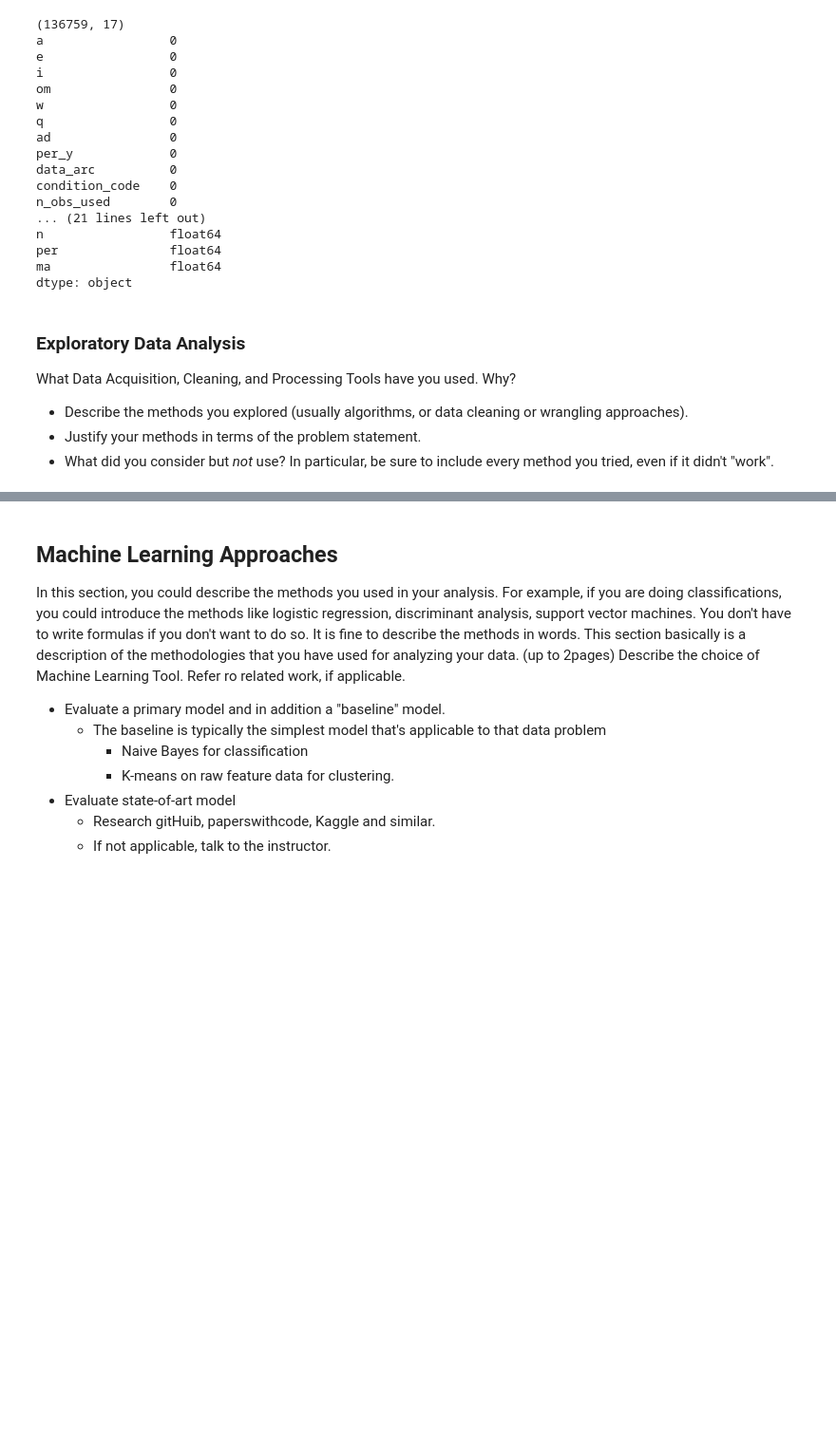
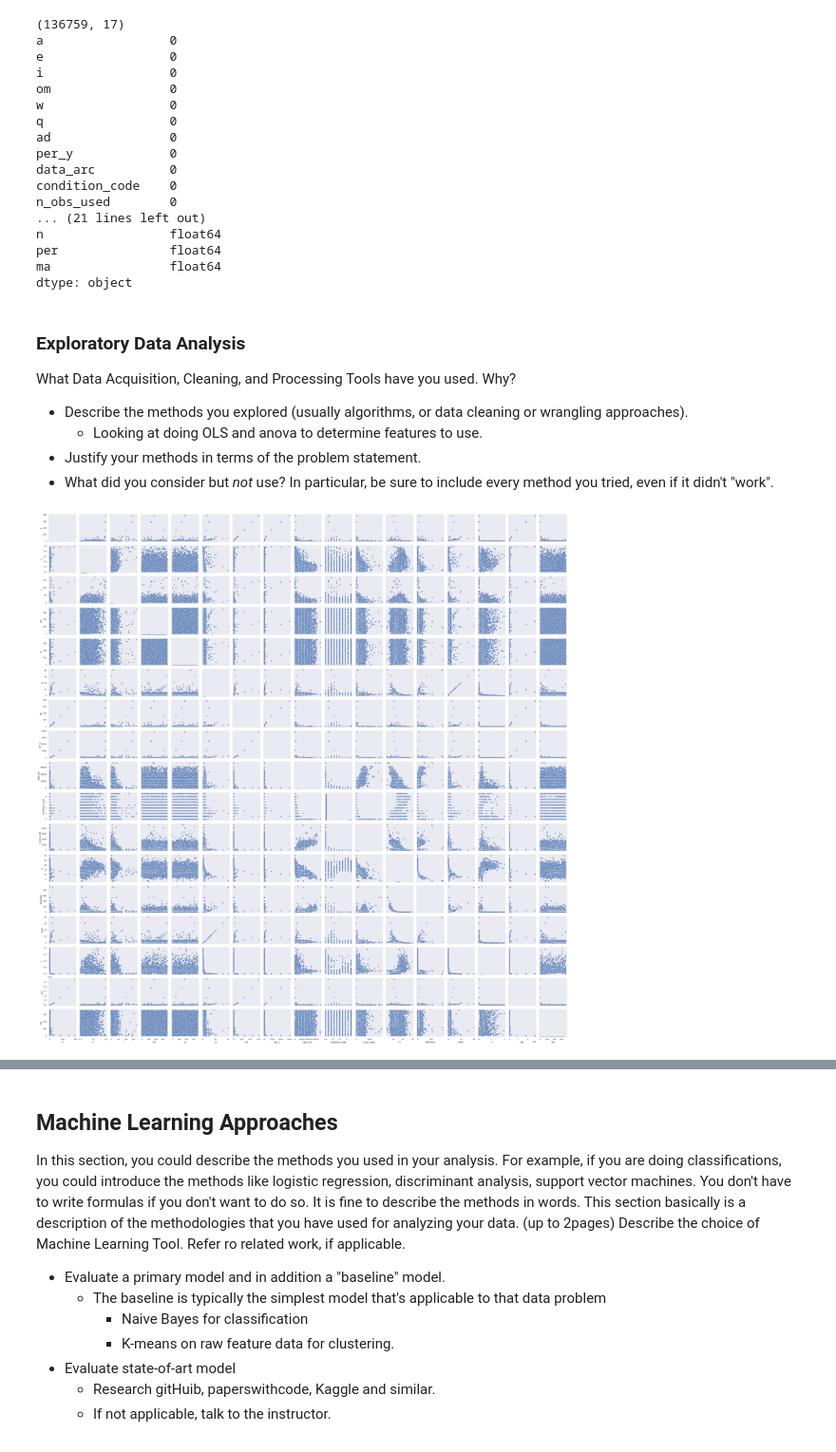
Before and after one commit to ryanwakabayashi/asteroid-prediction-hazard, a Jupyter notebook: asteroid_prediction.ipynb, the cells around one changed output, grey strips where cells are left out. Shown at 95% size. Drawn from its saved outputs; the diff is of its cells as text; code cells hidden in the pictures; blank space fills up the shorter version.

Commit message:
added pairplot and heatmap

```diff
--- a/asteroid_prediction.ipynb
+++ b/asteroid_prediction.ipynb
@@ -101,7 +88,7 @@ This database was acquired from the Jet Propulsion Laboratory at California Inst
 - If the remaining rows contain any Nulls, it is dropped
 # %%
 import pandas as pd
-df= pd.read_csv("Asteroid_Updated.csv")
+df= pd.read_csv("/content/drive/MyDrive/ML/Project/Asteroid_Updated.csv")
 df.info()
 # %% [output]
 <class 'pandas.core.frame.DataFrame'>
@@ -206,5 +193,16 @@ dtype: object
 What Data Acquisition, Cleaning, and Processing Tools have you used.  Why?
 
 * Describe the methods you explored (usually algorithms, or data cleaning or wrangling approaches).
+  * Looking at doing OLS and anova to determine features to use.
 * Justify your methods in terms of the problem statement.
 * What did you consider but *not* use? In particular, be sure to include every method you tried, even if it didn't "work".
+# %%
+import seaborn as sns
+
+sns.set(style="dark", color_codes=True)
+g = sns.pairplot(data=df)
+
+import matplotlib.pyplot as plt
+plt.show()
+# %% [output]
+[figure, added]
```
Also changed, not shown: parts of 4 cells of this notebook.
